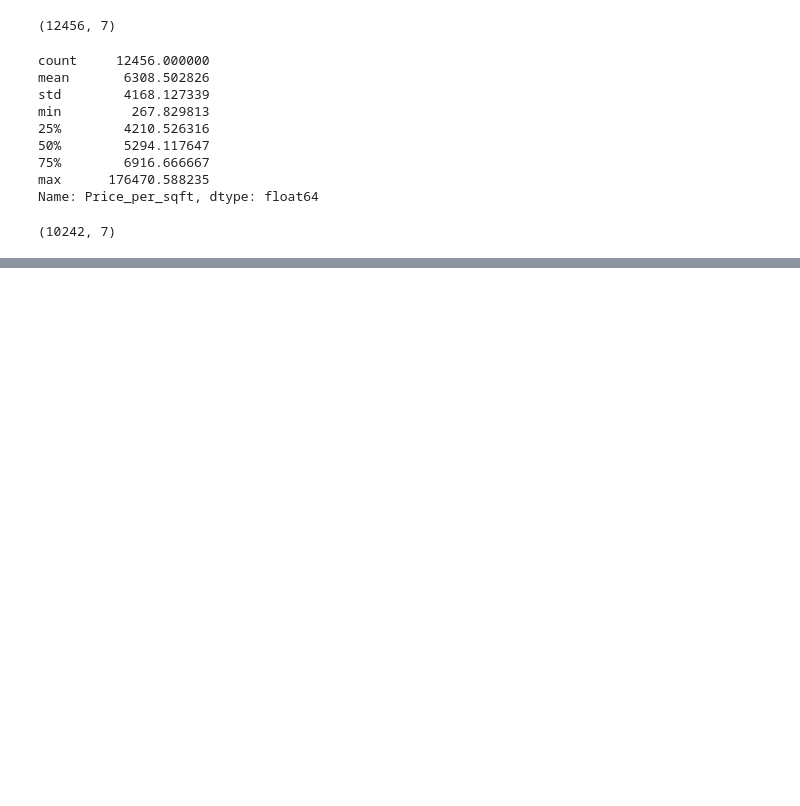
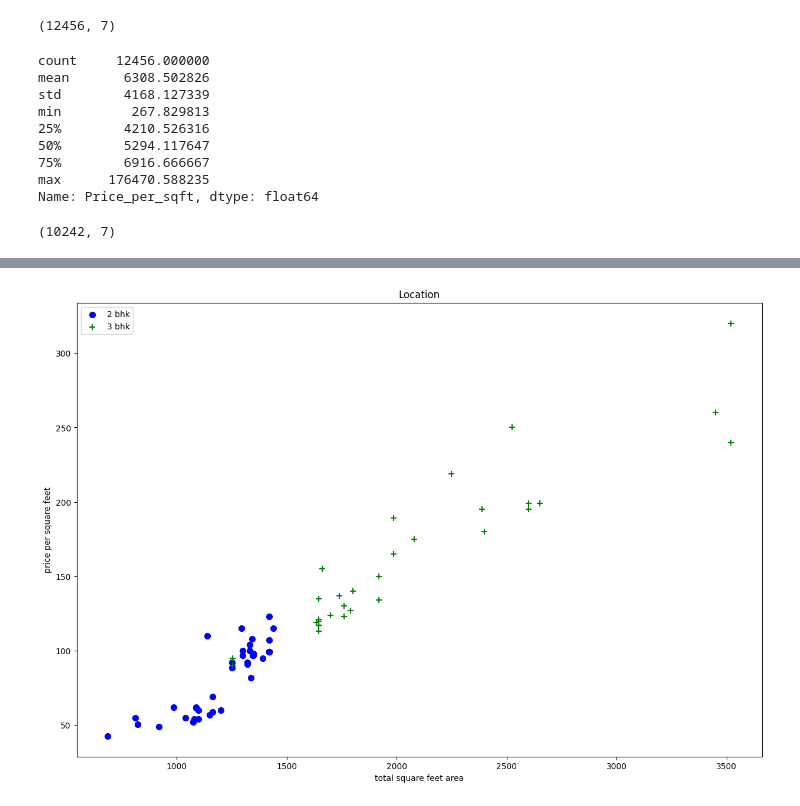
Before and after one commit to MdRimon29/ML-Algorithms, a Jupyter notebook: Project-Real State Price Prediction/Real_state_Price_Prediction.ipynb, the cells around one changed output, grey strips where cells are left out. Saved outputs shown, nothing was run; the diff lists cells and outputs as text; code cells hidden in the pictures; blank space fills up the shorter version.

```diff
--- a/Project-Real State Price Prediction/Real_state_Price_Prediction.ipynb
+++ b/Project-Real State Price Prediction/Real_state_Price_Prediction.ipynb
@@ -342,0 +373,4 @@ plot_scatter_chart(df8,'Rajaji Nagar')
+# %%
+plot_scatter_chart(df9,'Hebbal')
+# %% [output]
+[figure, added]
```
Also changed, not shown: parts of 12 cells of this notebook.
